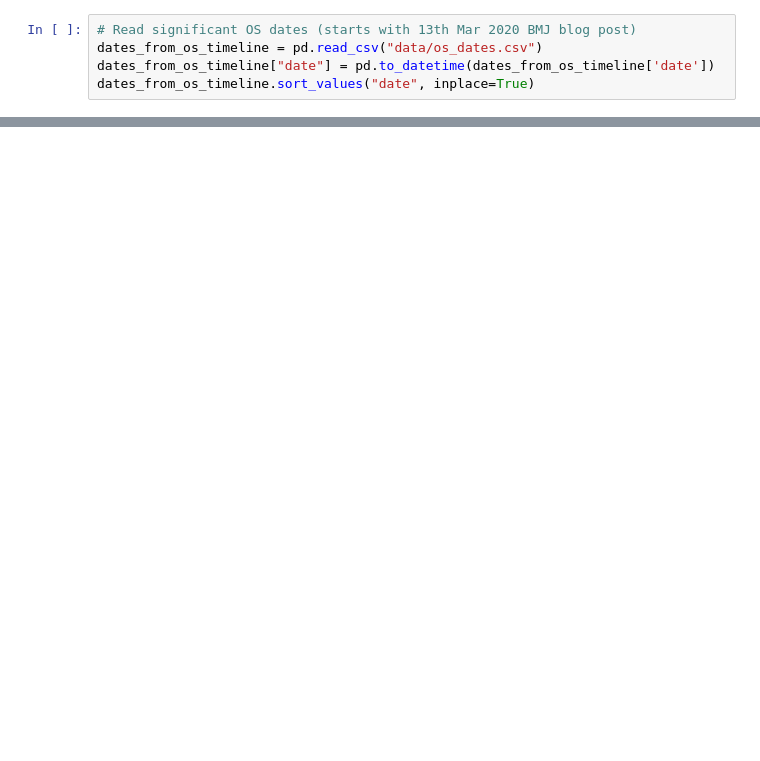
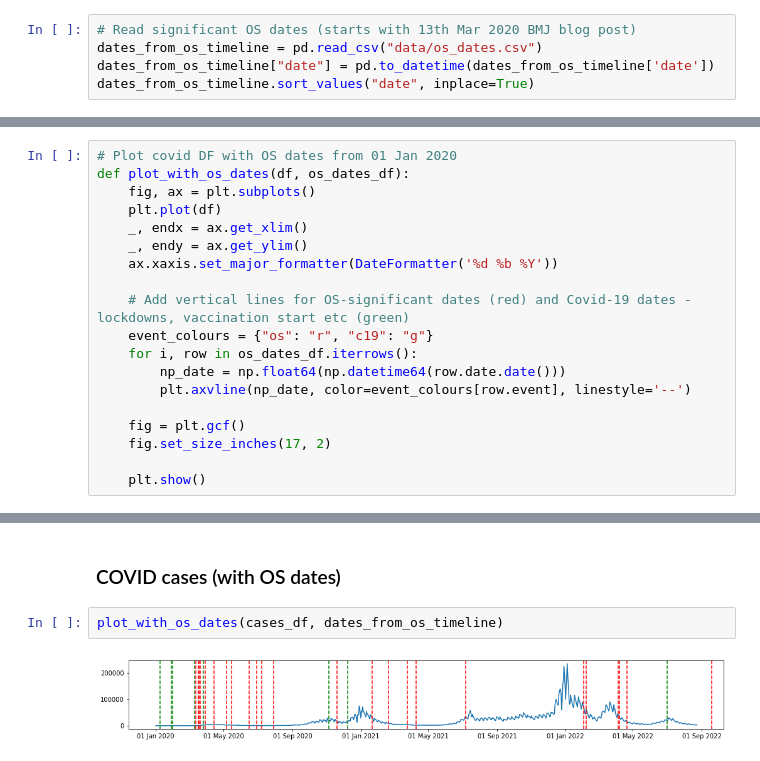
Before and after one commit to rebkwok/covid_daily_cases_plots, a Jupyter notebook: covid_daily_cases_plots.ipynb, the cells around one changed output, grey strips where cells are left out. Cells and saved outputs as stored; diff of their text form; blank space fills up the shorter version.

```diff
--- a/covid_daily_cases_plots.ipynb
+++ b/covid_daily_cases_plots.ipynb
@@ -70,0 +89,19 @@ for date in dates_from_os_timeline.date:
+# %%
+# Plot covid DF with OS dates from 01 Jan 2020
+def plot_with_os_dates(df, os_dates_df):
+    fig, ax = plt.subplots()
+    plt.plot(df)
+    _, endx = ax.get_xlim()
+    _, endy = ax.get_ylim()
+    ax.xaxis.set_major_formatter(DateFormatter('%d %b %Y'))
+
+    # Add vertical lines for OS-significant dates (red) and Covid-19 dates - lockdowns, vaccination start etc (green)
+    event_colours = {"os": "r", "c19": "g"}
+    for i, row in os_dates_df.iterrows():
+        np_date = np.float64(np.datetime64(row.date.date()))
+        plt.axvline(np_date, color=event_colours[row.event], linestyle='--')
+
+    fig = plt.gcf()
+    fig.set_size_inches(17, 2)
+
+    plt.show()
@@ -70,0 +114,6 @@ for date in dates_from_os_timeline.date:
+# %% [markdown]
+### COVID cases (with OS dates)
+# %%
+plot_with_os_dates(cases_df, dates_from_os_timeline)
+# %% [output]
+[figure, added]
```
Also changed, not shown: parts of 10 cells of this notebook, 3 other files.
